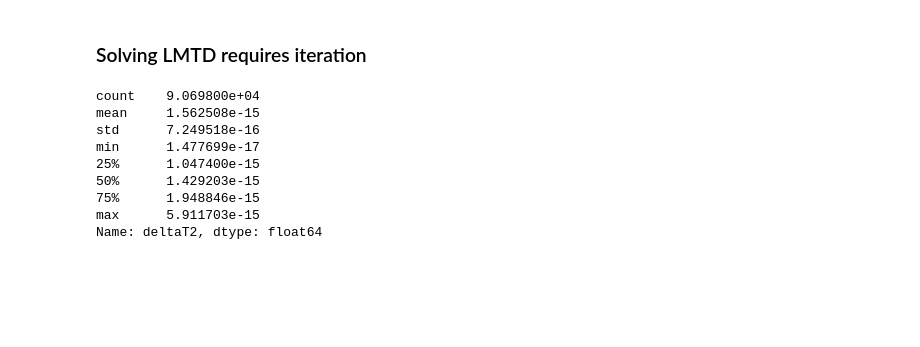
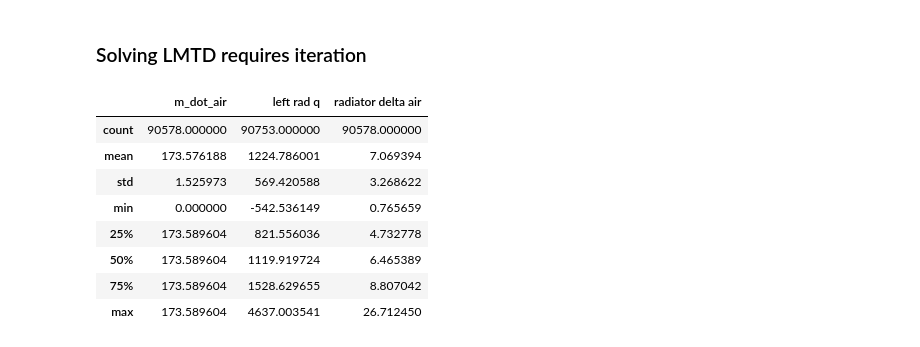
Before and after one commit to noahkae/UCR_03_Cooling_Data, a Jupyter notebook: air-flow-estimation.ipynb, the cells around one changed output. Cells and saved outputs as stored; diff of their text form; code cells hidden in the pictures; blank space fills up the shorter version.

```diff
--- a/air-flow-estimation.ipynb
+++ b/air-flow-estimation.ipynb
@@ -69,13 +57,33 @@ def solve_deltaT2(deltaT1, Tlm, tol=1e-6, max_iter=50):
-# %%
-df['deltaT2'] = solve_deltaT2(df['left rad delta'].values, df['T_lm'].values)
-df['deltaT2'].describe()
-# %% [output]
-count    9.069800e+04
-mean     1.562508e-15
-std      7.249518e-16
-min      1.477699e-17
-25%      1.047400e-15
-50%      1.429203e-15
-75%      1.948846e-15
-max      5.911703e-15
-Name: deltaT2, dtype: float64
+# %%
+def safe_newton(row):
+    try:
+        return newton(
+            f,
+            5,
+            fprime=df,
+            args=(row['left rad delta'], row['T_lm'])
+        )
+    except Exception:
+        return np.nan
+
+df_data['radiator delta air'] = df_data.apply(safe_newton, axis=1)
+# %%
+T_air = 10
+c_P_air = 1005
+df_data['m_dot_air'] = df_data['left rad q'] / df_data['radiator delta air']
+rad_area = 0.23 * 0.128
+rho_air = 1.112
+df_data['rad air velocity'] = df_data['m_dot_air'] / (rad_area * rho_air)
+df_data.to_csv('processed_data/air-flow-estimation.csv', index=False)
+# %%
+df_data[['m_dot_air', 'left rad q', 'radiator delta air']].describe()
+# %% [output]
+|  | m_dot_air | left rad q | radiator delta air |
+| count | 90578.000000 | 90753.000000 | 90578.000000 |
+| mean | 173.576188 | 1224.786001 | 7.069394 |
+| std | 1.525973 | 569.420588 | 3.268622 |
+| min | 0.000000 | -542.536149 | 0.765659 |
+| 25% | 173.589604 | 821.556036 | 4.732778 |
+| 50% | 173.589604 | 1119.919724 | 6.465389 |
+| 75% | 173.589604 | 1528.629655 | 8.807042 |
+| max | 173.589604 | 4637.003541 | 26.712450 |
```
Also changed, not shown: parts of 3 cells of this notebook.
